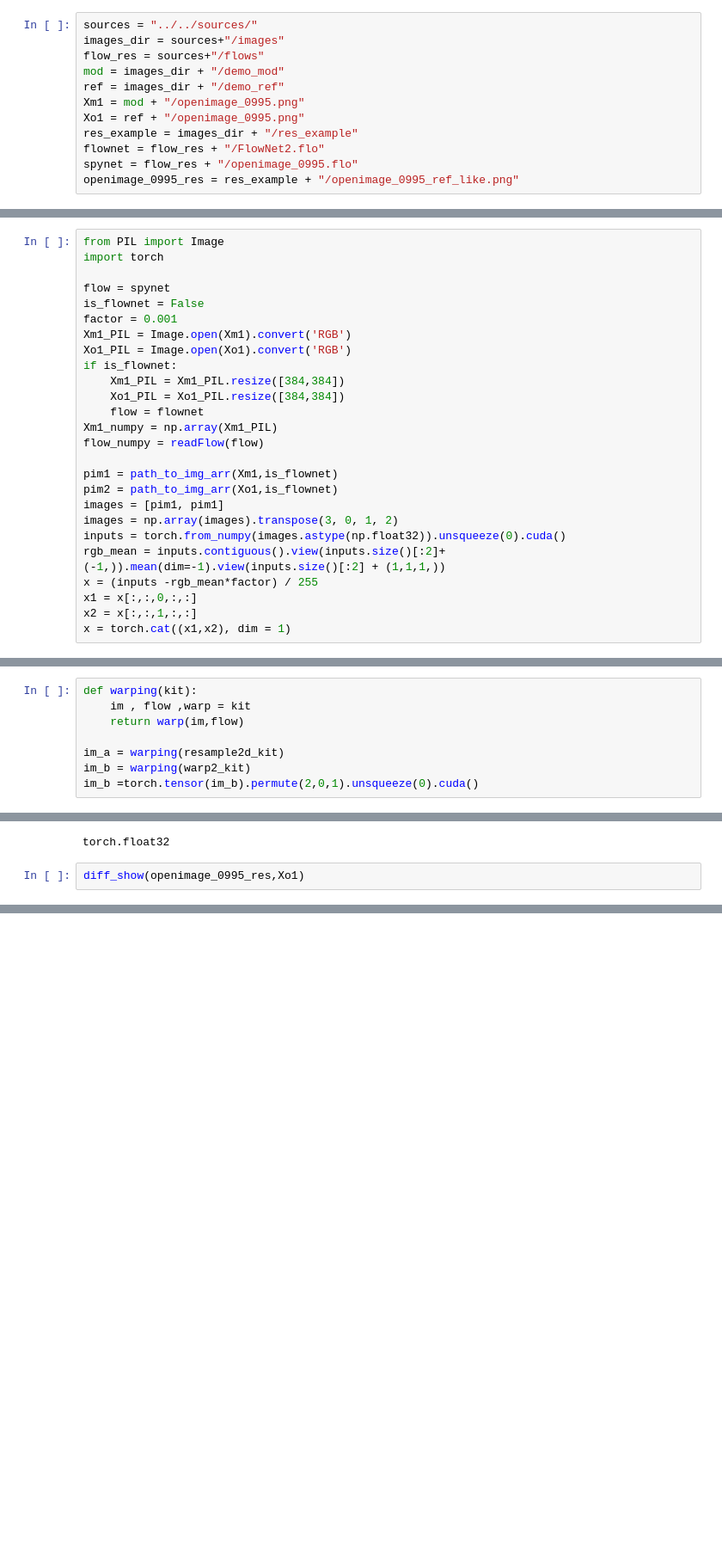
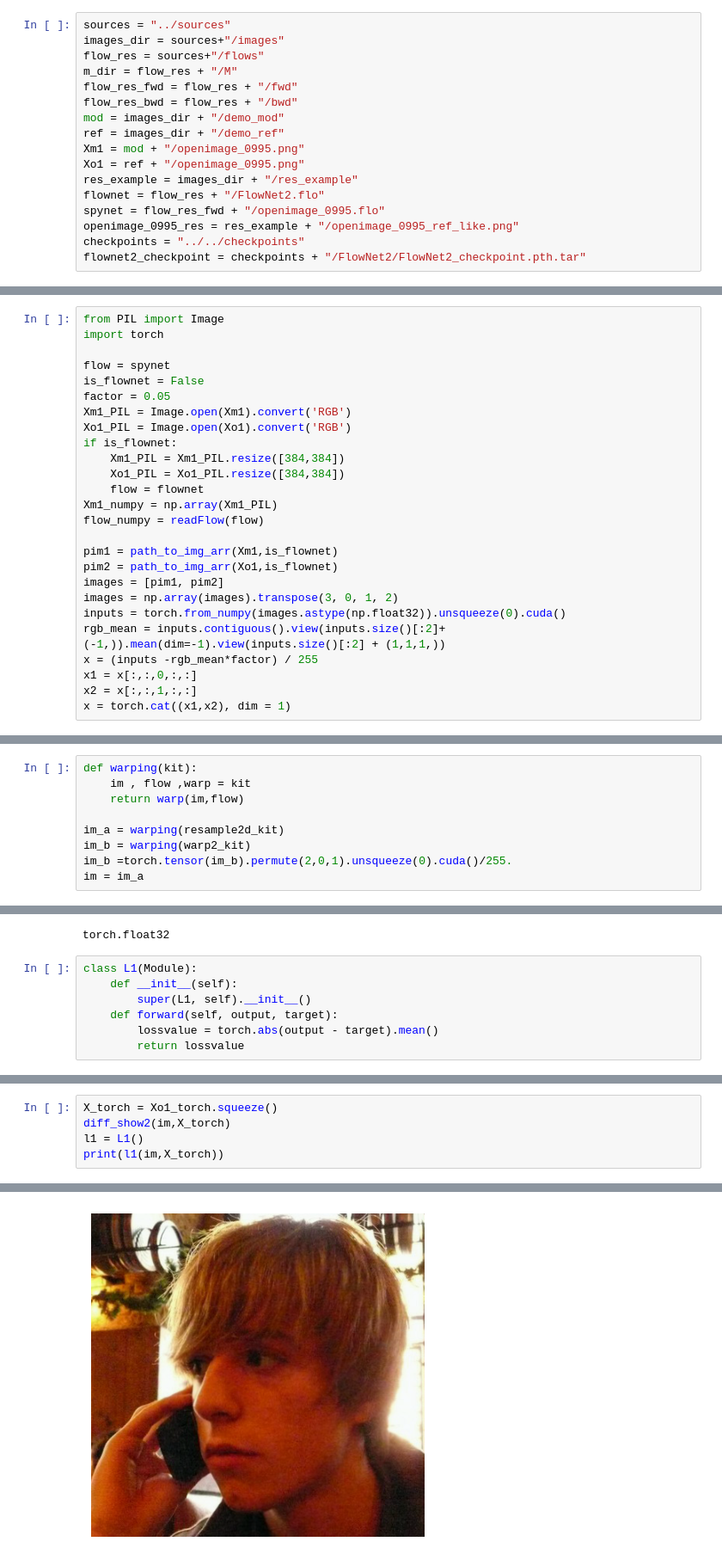
Before and after one commit to Din-Saadon/FALDetector, a Jupyter notebook: warp_example.ipynb, the cells around one changed output, grey strips where cells are left out. Shown: that part at 86% size. Cells and saved outputs as stored; diff of their text form; blank space fills up the shorter version.

```diff
--- a/warp_example.ipynb
+++ b/warp_example.ipynb
@@ -116,15 +139,20 @@ def diff_show(path1 , path2):
 # %%
-sources = "../../sources/"
+sources = "../sources"
 images_dir = sources+"/images"
 flow_res = sources+"/flows"
+m_dir = flow_res + "/M"
+flow_res_fwd = flow_res + "/fwd"
+flow_res_bwd = flow_res + "/bwd"
 mod = images_dir + "/demo_mod"
 ref = images_dir + "/demo_ref"
 Xm1 = mod + "/openimage_0995.png"
 Xo1 = ref + "/openimage_0995.png"
 res_example = images_dir + "/res_example"
 flownet = flow_res + "/FlowNet2.flo"
-spynet = flow_res + "/openimage_0995.flo"
+spynet = flow_res_fwd + "/openimage_0995.flo"
 openimage_0995_res = res_example + "/openimage_0995_ref_like.png"
+checkpoints = "../../checkpoints"
+flownet2_checkpoint = checkpoints + "/FlowNet2/FlowNet2_checkpoint.pth.tar"
 # %%
 #!python SpyNet/pred.py --model sintel-final --one $mod --two $ref --out $flow_res
 # %%
@@ -137,7 +165,7 @@ import torch
 
 flow = spynet
 is_flownet = False
-factor = 0.001
+factor = 0.05
 Xm1_PIL = Image.open(Xm1).convert('RGB')
 Xo1_PIL = Image.open(Xo1).convert('RGB')
 if is_flownet:
@@ -149,7 +177,7 @@ flow_numpy = readFlow(flow)
 
 pim1 = path_to_img_arr(Xm1,is_flownet)
 pim2 = path_to_img_arr(Xo1,is_flownet)
-images = [pim1, pim1]
+images = [pim1, pim2]
 images = np.array(images).transpose(3, 0, 1, 2)
 inputs = torch.from_numpy(images.astype(np.float32)).unsqueeze(0).cuda()
 rgb_mean = inputs.contiguous().view(inputs.size()[:2]+(-1,)).mean(dim=-1).view(inputs.size()[:2] + (1,1,1,))
@@ -181,5 +209,6 @@ def warping(kit):
 
 im_a = warping(resample2d_kit)
 im_b = warping(warp2_kit)
-im_b =torch.tensor(im_b).permute(2,0,1).unsqueeze(0).cuda()
+im_b =torch.tensor(im_b).permute(2,0,1).unsqueeze(0).cuda()/255.
+im = im_a
 # %% [output]
@@ -210,4 +223,9 @@ ModtoOrig.save(openimage_0995_res)
 # %% [output]
 torch.float32
 # %%
-diff_show(openimage_0995_res,Xo1)
+class L1(Module):
+    def __init__(self):
+        super(L1, self).__init__()
+    def forward(self, output, target):
+        lossvalue = torch.abs(output - target).mean()
+        return lossvalue
@@ -217,0 +232,6 @@ diff_show(openimage_0995_res,Xo1)
+# %%
+X_torch = Xo1_torch.squeeze()
+diff_show2(im,X_torch)
+l1 = L1()
+print(l1(im,X_torch))
+# %% [output]
@@ -217,0 +239 @@ diff_show(openimage_0995_res,Xo1)
+[figure, added]
```
Also changed, not shown: parts of 5 cells of this notebook, 8 other files.
